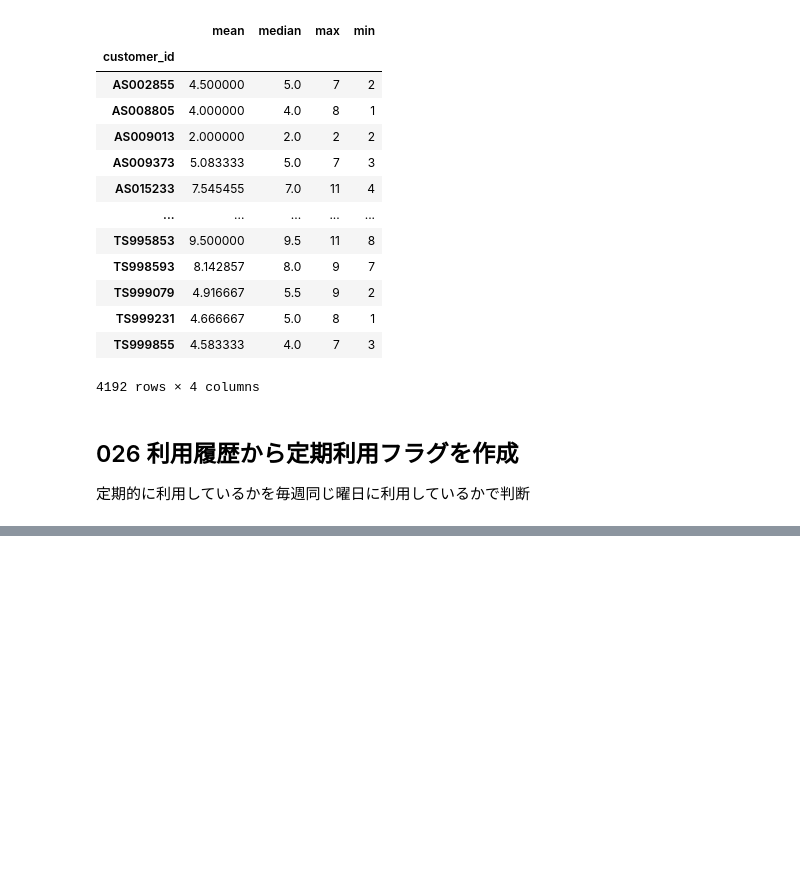
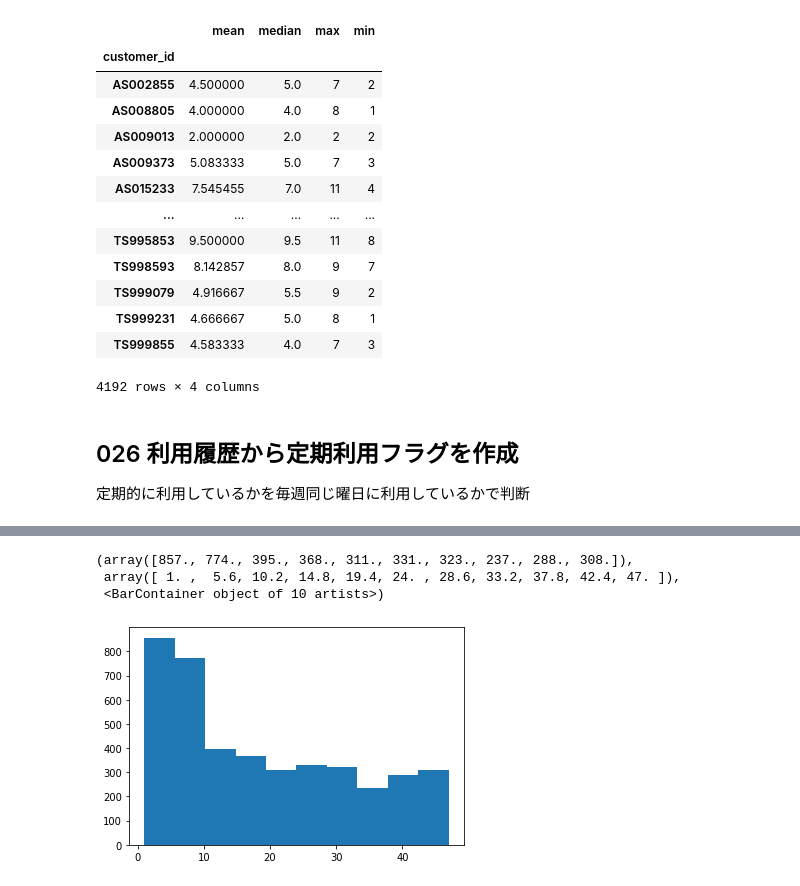
Before and after one commit to kanameg/100knocks, a Jupyter notebook: python/src/100knoks-03.ipynb, the cells around one changed output, grey strips where cells are left out. Saved outputs shown, nothing was run; the diff lists cells and outputs as text; code cells hidden in the pictures; blank space fills up the shorter version.

```diff
--- a/python/src/100knoks-03.ipynb
+++ b/python/src/100knoks-03.ipynb
@@ -249,0 +347,7 @@ uselog_weekday = uselog.groupby(['customer_id', '年月', 'weekday'], as_index=F
+# %%
+plt.hist(customer['membership_period'])
+# %% [output]
+(array([857., 774., 395., 368., 311., 331., 323., 237., 288., 308.]),
+ array([ 1. ,  5.6, 10.2, 14.8, 19.4, 24. , 28.6, 33.2, 37.8, 42.4, 47. ]),
+ <BarContainer object of 10 artists>)
+[figure, added]
```
Also changed, not shown: parts of 15 cells of this notebook, 1 other file.
